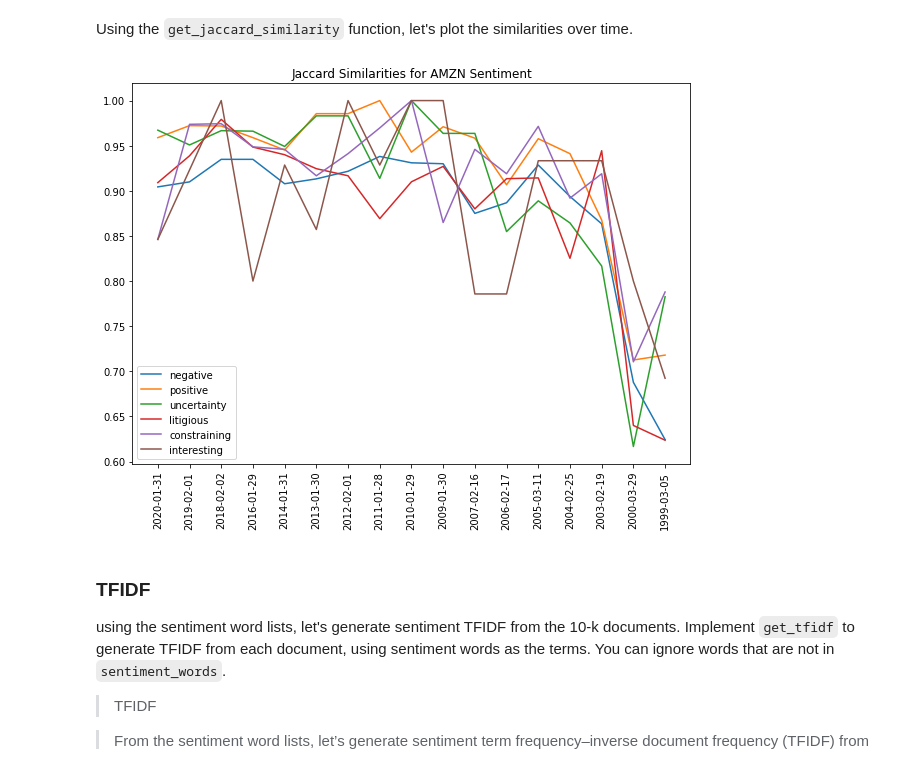
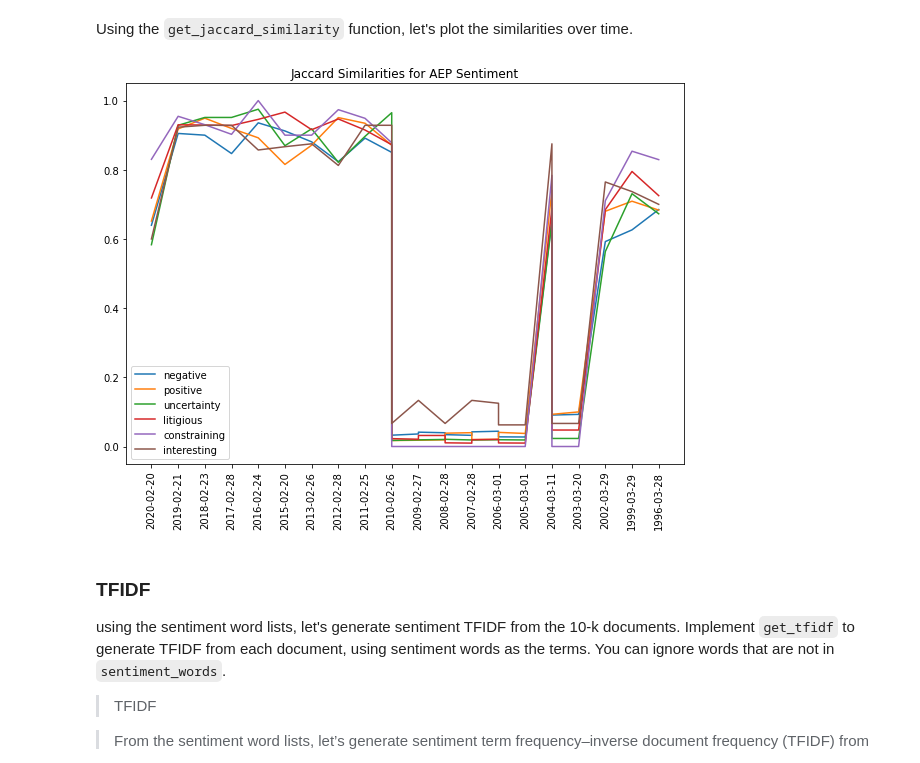
Before and after one commit to allen44/nlp-sec-filings, a Jupyter notebook: nlp_for_sec_filings.ipynb, the cells around one changed output. Drawn from its saved outputs; the diff is of its cells as text; code cells hidden in the pictures.

```diff
--- a/nlp_for_sec_filings.ipynb
+++ b/nlp_for_sec_filings.ipynb
@@ -104,24 +112,26 @@ additional_cik = {
     'IBM': '0000051143',
     'IP': '0000051434',
     'JNJ': '0000200406',
-    'KO': '0000021344',
-    'LLY': '0000059478',
-    'MCD': '0000063908',
-    'MO': '0000764180',
-    'MRK': '0000310158',
-    'MRO': '0000101778',
-    'PCG': '0001004980',
-    'PEP': '0000077476',
-    'PFE': '0000078003',
-    'PG': '0000080424',
-    'PNR': '0000077360',
-    'SYY': '0000096021',
-    'TXN': '0000097476',
-    'UTX': '0000101829',
-    'WFC': '0000072971',
-    'WMT': '0000104169',
-    'WY': '0000106535',
-    'XOM': '0000034088'}
+    # 'KO': '0000021344',
+    # 'LLY': '0000059478',
+    # 'MCD': '0000063908',
+    # 'MO': '0000764180',
+    # 'MRK': '0000310158',
+    # 'MRO': '0000101778',
+    # 'PCG': '0001004980',
+    # 'PEP': '0000077476',
+    # 'PFE': '0000078003',
+    # 'PG': '0000080424',
+    # 'PNR': '0000077360',
+    # 'STNG':'0001483934',
+    # 'SYY': '0000096021',
+    # 'TXN': '0000097476',
+    # 'UTX': '0000101829',
+    # 'WFC': '0000072971',
+    # 'WMT': '0000104169',
+    # 'WY': '0000106535',
+    # 'XOM': '0000034088'
+    }
 # %% [markdown]
 ### Get list of 10-ks
 The SEC has a limit on the number of calls you can make to the website per second. In order to avoid hiding that limit, we've created the `SecAPI` class. This will cache data from the SEC and prevent you from going over the limit.
@@ -189,10 +201,10 @@ https://www.sec.gov/cgi-bin/browse-edgar?action=getcompany&CIK=BMY&type=20-f&sta
 # %% [markdown]
 Let's pull the list using the `get_sec_data` function, then display some of the results. For displaying some of the data, we'll use Amazon as an example.
 # %%
-example_ticker = 'STNG'
+example_ticker = list(additional_cik.keys())[0]
 sec_data = {}
 
-for ticker, cik in cik_lookup1.items():
+for ticker, cik in additional_cik.items():
     if ticker != "STNG":
         print(ticker)
         sec_data[ticker] = get_sec_data(cik, '10-K')
@@ -382,7 +393,7 @@ for ticker, filling_documents in filling_documents_by_ticker.items():
             if ((get_document_type(document) == '10-k') or (get_document_type(document) == '20-f') ):
 
                 ten_ks_by_ticker[ticker].append({
-                    'cik': cik_lookup1[ticker],
+                    'cik': additional_cik[ticker],
                     'file': document,
                     'file_date': file_date})
                 counter += 1
@@ -661,25 +698,24 @@ def get_jaccard_similarity(bag_of_words_matrix):
 Using the `get_jaccard_similarity` function, let's plot the similarities over time.
 # %%
 # Get dates for the universe
-example_ticker = 'AMZN'
 file_dates = {
     ticker: [ten_k['file_date'] for ten_k in ten_ks]
     for ticker, ten_ks in ten_ks_by_ticker.items()}
 
 jaccard_similarities = {
     ticker: {
         sentiment_name: get_jaccard_similarity(sentiment_values)
         for sentiment_name, sentiment_values in ten_k_sentiments.items()}
     for ticker, ten_k_sentiments in sentiment_bow_ten_ks.items()}
 
 
 project_helper.plot_similarities(
     [jaccard_similarities[example_ticker][sentiment] for sentiment in sentiments],
     file_dates[example_ticker][1:],
     'Jaccard Similarities for {} Sentiment'.format(example_ticker),
     sentiments)
 # %% [output]
-[figure, old version]
+[figure, new version]
 # %% [markdown]
 ### TFIDF
 using the sentiment word lists, let's generate sentiment TFIDF from the 10-k documents. Implement `get_tfidf` to generate TFIDF from each document, using sentiment words as the terms. You can ignore words that are not in `sentiment_words`.
```
Also changed, not shown: parts of 30 cells of this notebook.
